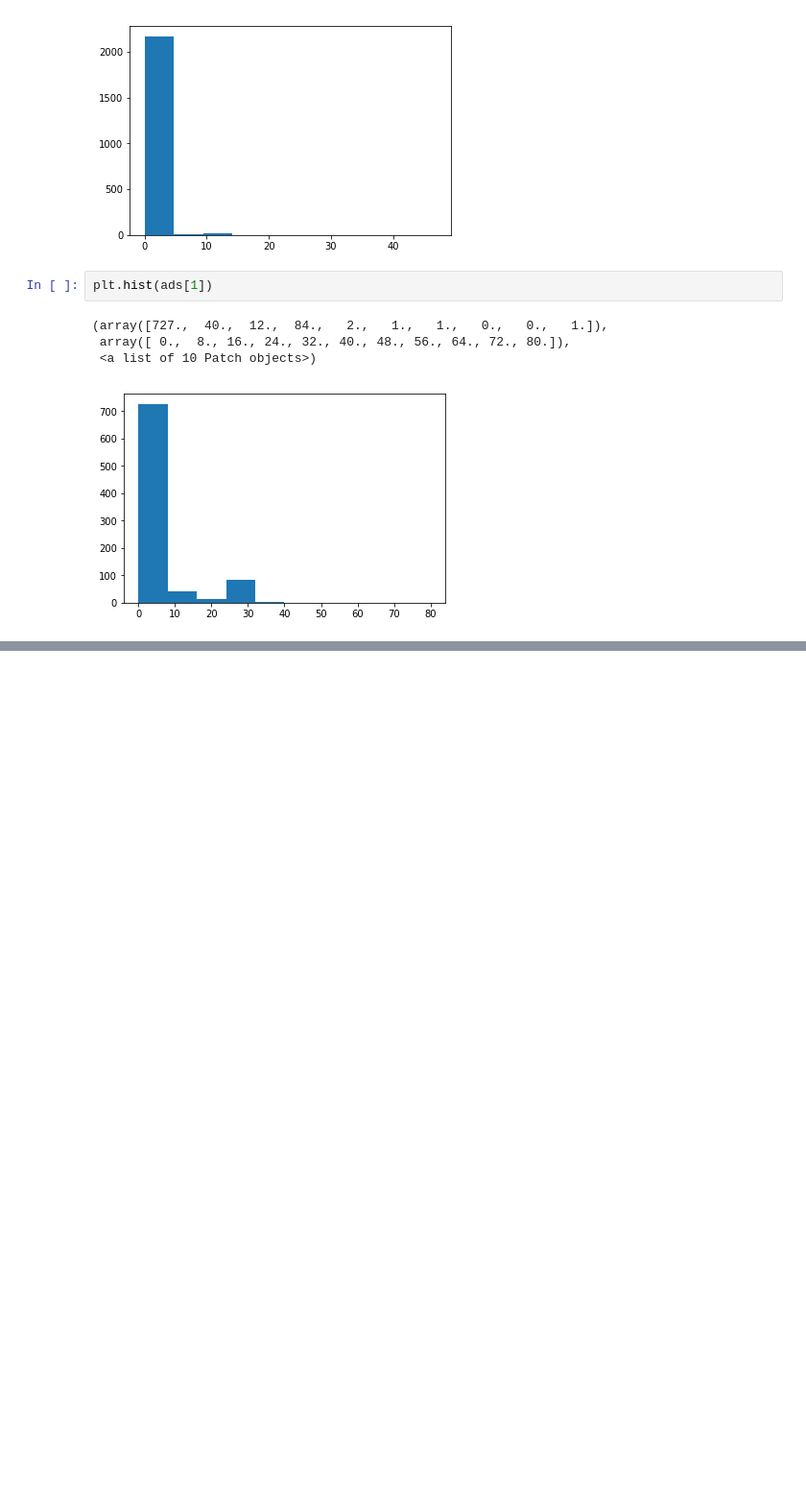
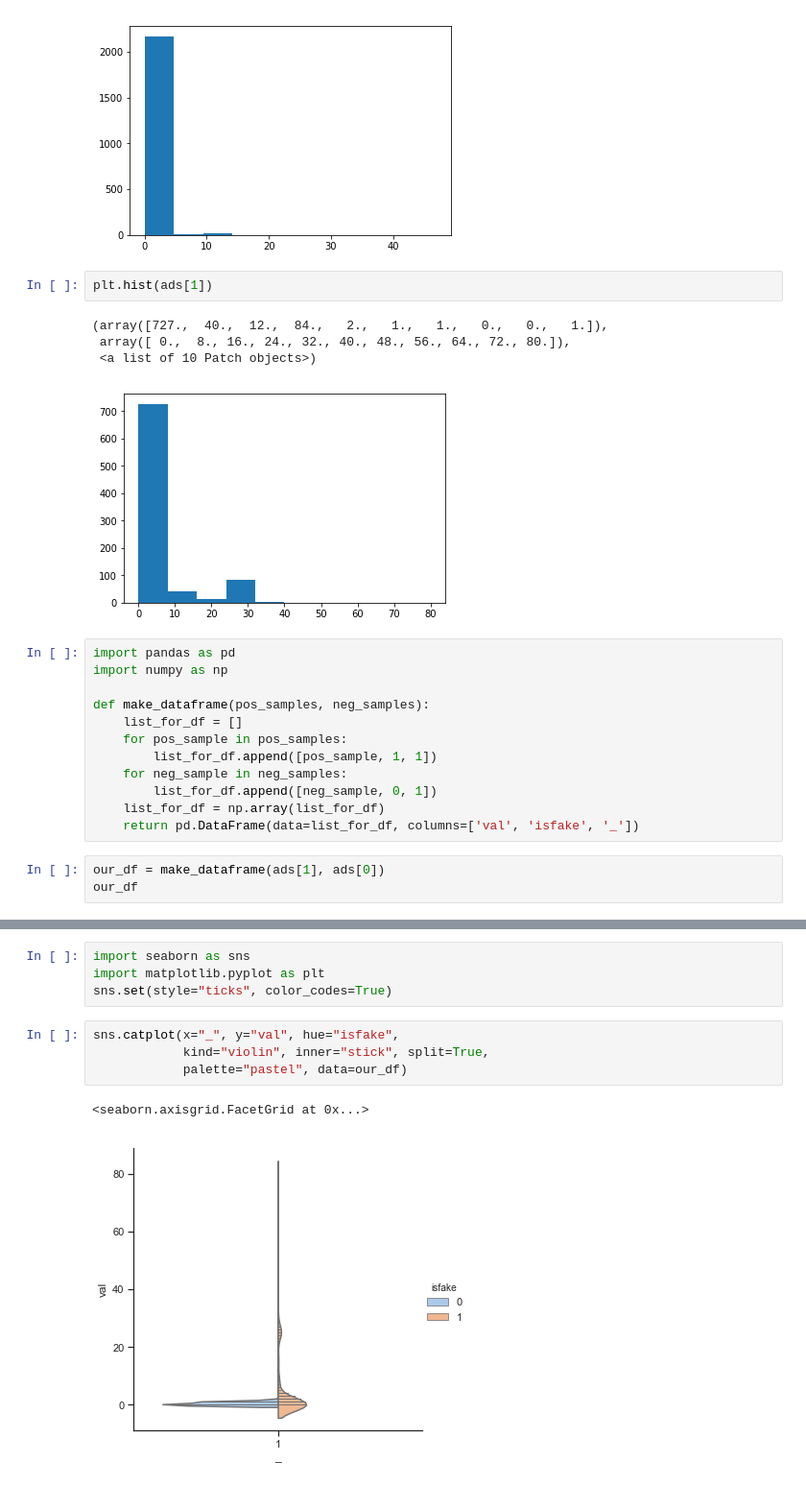
Before and after one commit to lifei96/Gingko, a Jupyter notebook: Read Mysql.ipynb, the cells around one changed output, grey strips where cells are left out. Shown at 96% size. Saved outputs shown, nothing was run; the diff lists cells and outputs as text; blank space fills up the shorter version.

Commit message:
add violin plot

```diff
--- a/Read Mysql.ipynb
+++ b/Read Mysql.ipynb
@@ -64,3 +82,18 @@ plt.hist(ads[1])
  array([ 0.,  8., 16., 24., 32., 40., 48., 56., 64., 72., 80.]),
  <a list of 10 Patch objects>)
 [figure]
+# %%
+import pandas as pd
+import numpy as np
+
+def make_dataframe(pos_samples, neg_samples):
+    list_for_df = []
+    for pos_sample in pos_samples:
+        list_for_df.append([pos_sample, 1, 1])
+    for neg_sample in neg_samples:
+        list_for_df.append([neg_sample, 0, 1])
+    list_for_df = np.array(list_for_df)
+    return pd.DataFrame(data=list_for_df, columns=['val', 'isfake', '_'])
+# %%
+our_df = make_dataframe(ads[1], ads[0])
+our_df
@@ -66,0 +119,11 @@ plt.hist(ads[1])
+# %%
+import seaborn as sns
+import matplotlib.pyplot as plt
+sns.set(style="ticks", color_codes=True)
+# %%
+sns.catplot(x="_", y="val", hue="isfake",
+            kind="violin", inner="stick", split=True,
+            palette="pastel", data=our_df)
+# %% [output]
+<seaborn.axisgrid.FacetGrid at 0x...>
+[figure, added]
```
Also changed, not shown: parts of 2 cells of this notebook.
